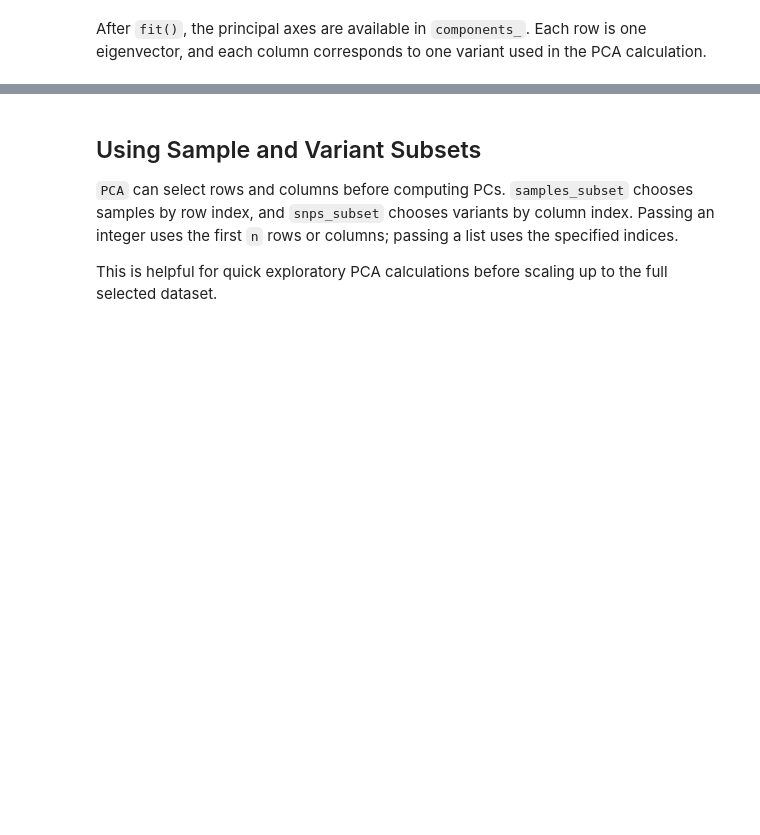
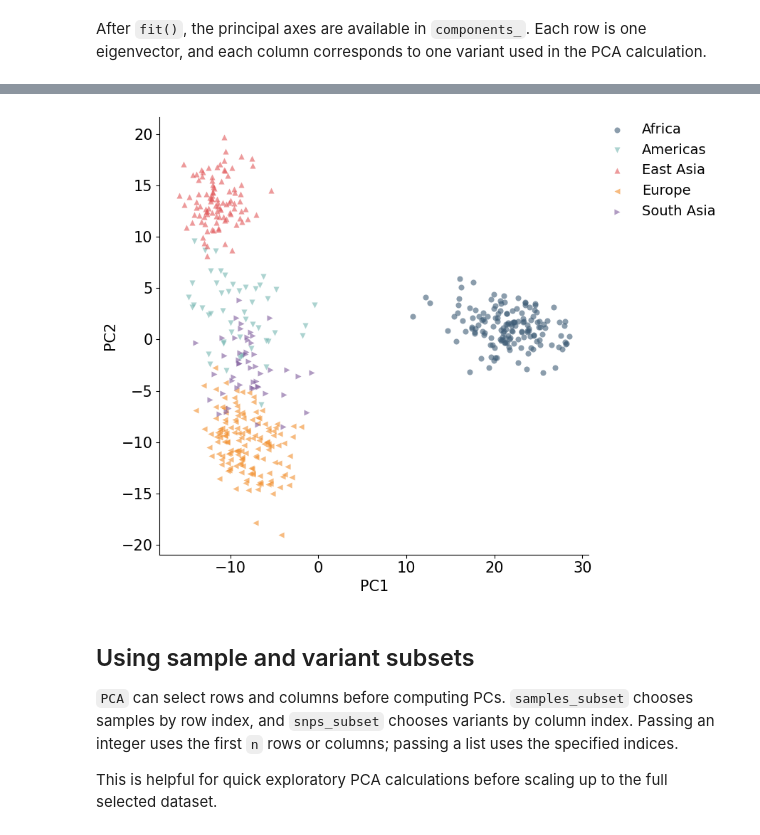
Before and after one commit to AI-sandbox/snputils, a Jupyter notebook: docs/tutorials/pca.ipynb, the cells around one changed output, grey strips where cells are left out. Drawn from its saved outputs; the diff is of its cells as text; code cells hidden in the pictures; blank space fills up the shorter version.

```diff
--- a/docs/tutorials/pca.ipynb
+++ b/docs/tutorials/pca.ipynb
@@ -150,17 +216,19 @@ The population metadata can also be collapsed into broader groups for a less cro
 # %%
 population_group = {
     "YRI": "Africa", "LWK": "Africa", "MSL": "Africa", "GWD": "Africa",
     "CEU": "Europe", "FIN": "Europe", "GBR": "Europe", "IBS": "Europe",
     "CHB": "East Asia", "JPT": "East Asia",
     "GIH": "South Asia",
     "PEL": "Americas",
 }
 
 coords_cpu_df["population_group"] = coords_cpu_df["population"].map(population_group)
-plot_embedding(coords_cpu_df, title="1000 Genomes PCA colored by population group", hue="population_group")
+plot_embedding(coords_cpu_df, hue="population_group")
 plt.show()
+# %% [output]
+[figure, added]
 # %% [markdown]
-## Using Sample and Variant Subsets
+## Using sample and variant subsets
 
 `PCA` can select rows and columns before computing PCs. `samples_subset` chooses samples by row index, and `snps_subset` chooses variants by column index. Passing an integer uses the first `n` rows or columns; passing a list uses the specified indices.
 
```
Also changed, not shown: parts of 22 cells of this notebook, 2 other files.
